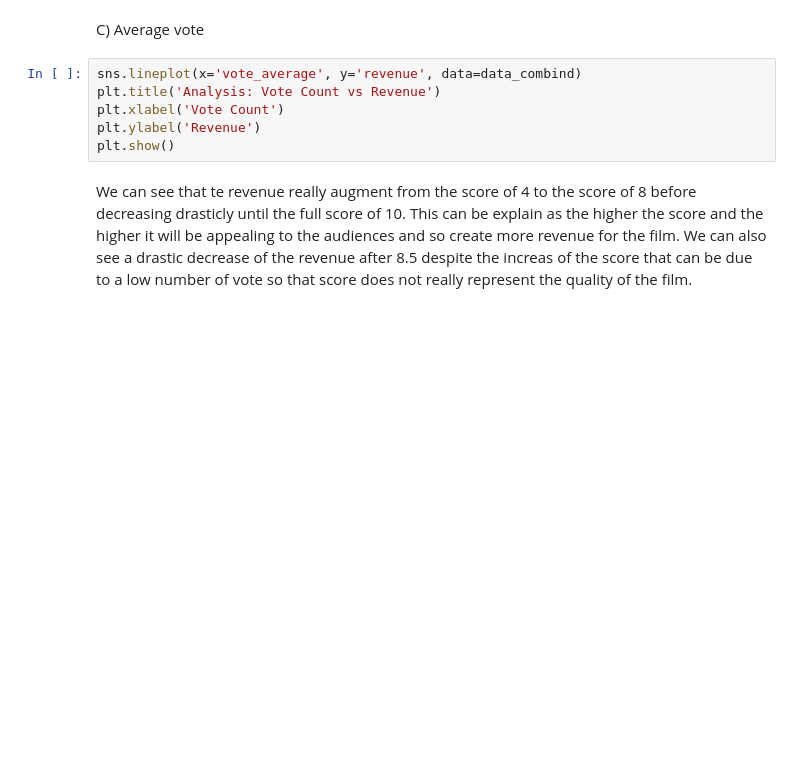
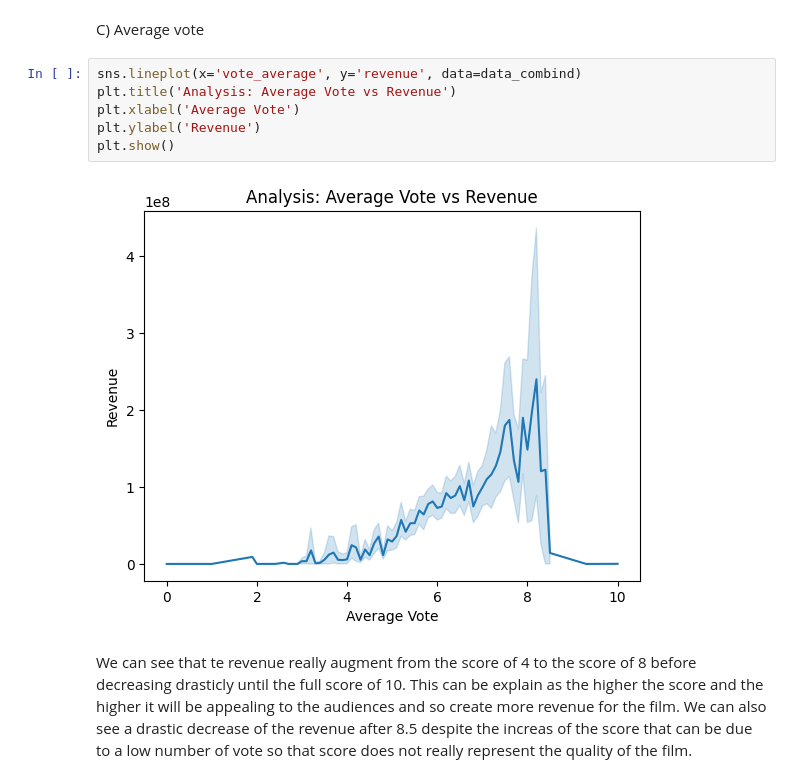
Before and after one commit to corentinmaillard/IA_Project, a Jupyter notebook: file.ipynb, the cells around one changed output. Cells and saved outputs as stored; diff of their text form; blank space fills up the shorter version.

```diff
--- a/file.ipynb
+++ b/file.ipynb
@@ -296,10 +299,12 @@ We can see that with the vote count increasing it tends in means to increase the
 C) Average vote
 # %%
 sns.lineplot(x='vote_average', y='revenue', data=data_combind)
-plt.title('Analysis: Vote Count vs Revenue')
-plt.xlabel('Vote Count')
+plt.title('Analysis: Average Vote vs Revenue')
+plt.xlabel('Average Vote')
 plt.ylabel('Revenue')
 plt.show()
+# %% [output]
+[figure, added]
 # %% [markdown]
 We can see that te revenue really augment from the score of 4 to the score of 8 before decreasing drasticly until the full score of 10. This can be explain as the higher the score and the higher it will be appealing to the audiences and so create more revenue for the film. We can also see a drastic decrease of the revenue after 8.5 despite the increas of the score that can be due to a low number of vote so that score does not really represent the quality of the film.
 # %%
```
Also changed, not shown: parts of 13 cells of this notebook.
